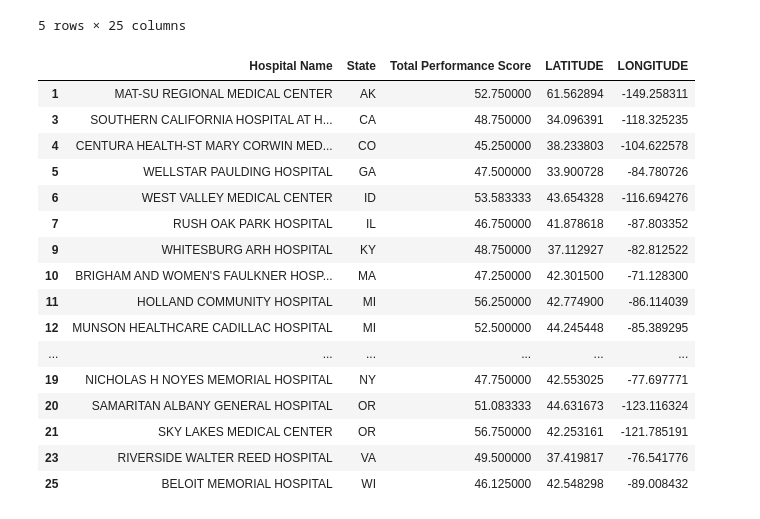
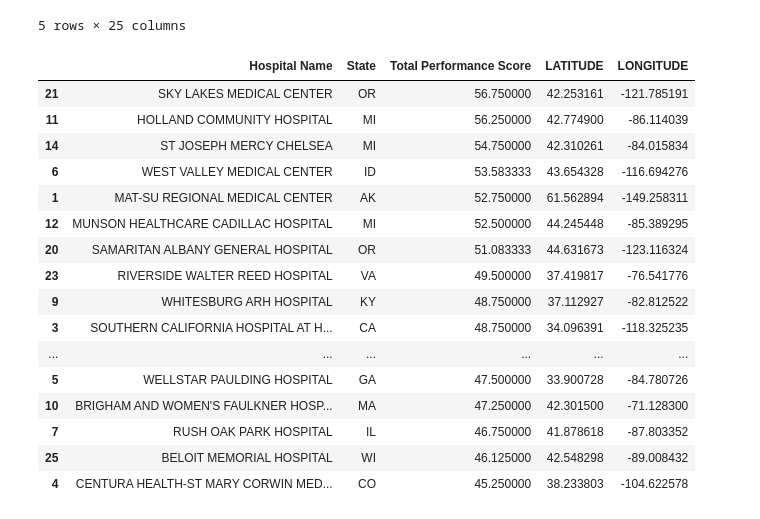
Before and after one commit to ElizabethVandergrift/Hospital_Metrics_Analysis, a Jupyter notebook: Project-1.ipynb, the cells around one changed output. Drawn from its saved outputs; the diff is of its cells as text; code cells hidden in the pictures.

```diff
--- a/Project-1.ipynb
+++ b/Project-1.ipynb
@@ -719,32 +723,32 @@ top_twenty_five_df.head()
 # %%
 locations_data
 top_twenty_five_location=pd.merge(top_twenty_five_df, locations_data, how="left", left_on='Hospital Name', right_on="NAME")
 #top_ten_location.info()
 
 top_twenty_five_final=top_twenty_five_location[['Hospital Name', 'State', 'Total Performance Score', 'LATITUDE', 'LONGITUDE']].copy()
 
 # First, drop rows with any NaN values
 top_twenty_five_final = top_twenty_five_final.dropna(how='any')
 
-top_twenty_five_final
+top_twenty_five_final.sort_values(["Total Performance Score"],ascending=False)
 # %% [output]
 |  | Hospital Name | State | Total Performance Score | LATITUDE | LONGITUDE |
+| 21 | SKY LAKES MEDICAL CENTER | OR | 56.750000 | 42.253161 | -121.785191 |
+| 11 | HOLLAND COMMUNITY HOSPITAL | MI | 56.250000 | 42.774900 | -86.114039 |
+| 14 | ST JOSEPH MERCY CHELSEA | MI | 54.750000 | 42.310261 | -84.015834 |
+| 6 | WEST VALLEY MEDICAL CENTER | ID | 53.583333 | 43.654328 | -116.694276 |
 | 1 | MAT-SU REGIONAL MEDICAL CENTER | AK | 52.750000 | 61.562894 | -149.258311 |
+| 12 | MUNSON HEALTHCARE CADILLAC HOSPITAL | MI | 52.500000 | 44.245448 | -85.389295 |
+| 20 | SAMARITAN ALBANY GENERAL HOSPITAL | OR | 51.083333 | 44.631673 | -123.116324 |
+| 23 | RIVERSIDE WALTER REED HOSPITAL | VA | 49.500000 | 37.419817 | -76.541776 |
+| 9 | WHITESBURG ARH HOSPITAL | KY | 48.750000 | 37.112927 | -82.812522 |
 | 3 | SOUTHERN CALIFORNIA HOSPITAL AT H... | CA | 48.750000 | 34.096391 | -118.325235 |
+| ... | ... | ... | ... | ... | ... |
+| 5 | WELLSTAR PAULDING HOSPITAL | GA | 47.500000 | 33.900728 | -84.780726 |
+| 10 | BRIGHAM AND WOMEN'S FAULKNER HOSP... | MA | 47.250000 | 42.301500 | -71.128300 |
+| 7 | RUSH OAK PARK HOSPITAL | IL | 46.750000 | 41.878618 | -87.803352 |
+| 25 | BELOIT MEMORIAL HOSPITAL | WI | 46.125000 | 42.548298 | -89.008432 |
 | 4 | CENTURA HEALTH-ST MARY CORWIN MED... | CO | 45.250000 | 38.233803 | -104.622578 |
-| 5 | WELLSTAR PAULDING HOSPITAL | GA | 47.500000 | 33.900728 | -84.780726 |
-| 6 | WEST VALLEY MEDICAL CENTER | ID | 53.583333 | 43.654328 | -116.694276 |
-| 7 | RUSH OAK PARK HOSPITAL | IL | 46.750000 | 41.878618 | -87.803352 |
-| 9 | WHITESBURG ARH HOSPITAL | KY | 48.750000 | 37.112927 | -82.812522 |
-| 10 | BRIGHAM AND WOMEN'S FAULKNER HOSP... | MA | 47.250000 | 42.301500 | -71.128300 |
-| 11 | HOLLAND COMMUNITY HOSPITAL | MI | 56.250000 | 42.774900 | -86.114039 |
-| 12 | MUNSON HEALTHCARE CADILLAC HOSPITAL | MI | 52.500000 | 44.245448 | -85.389295 |
-| ... | ... | ... | ... | ... | ... |
-| 19 | NICHOLAS H NOYES MEMORIAL HOSPITAL | NY | 47.750000 | 42.553025 | -77.697771 |
-| 20 | SAMARITAN ALBANY GENERAL HOSPITAL | OR | 51.083333 | 44.631673 | -123.116324 |
-| 21 | SKY LAKES MEDICAL CENTER | OR | 56.750000 | 42.253161 | -121.785191 |
-| 23 | RIVERSIDE WALTER REED HOSPITAL | VA | 49.500000 | 37.419817 | -76.541776 |
-| 25 | BELOIT MEMORIAL HOSPITAL | WI | 46.125000 | 42.548298 | -89.008432 |
 # %%
 locations_data
 map_location=pd.merge(hospital_census_df, locations_data, how="left", left_on='Hospital Name', right_on="NAME")
```
Also changed, not shown: parts of 1 cell of this notebook, 3 other files.
